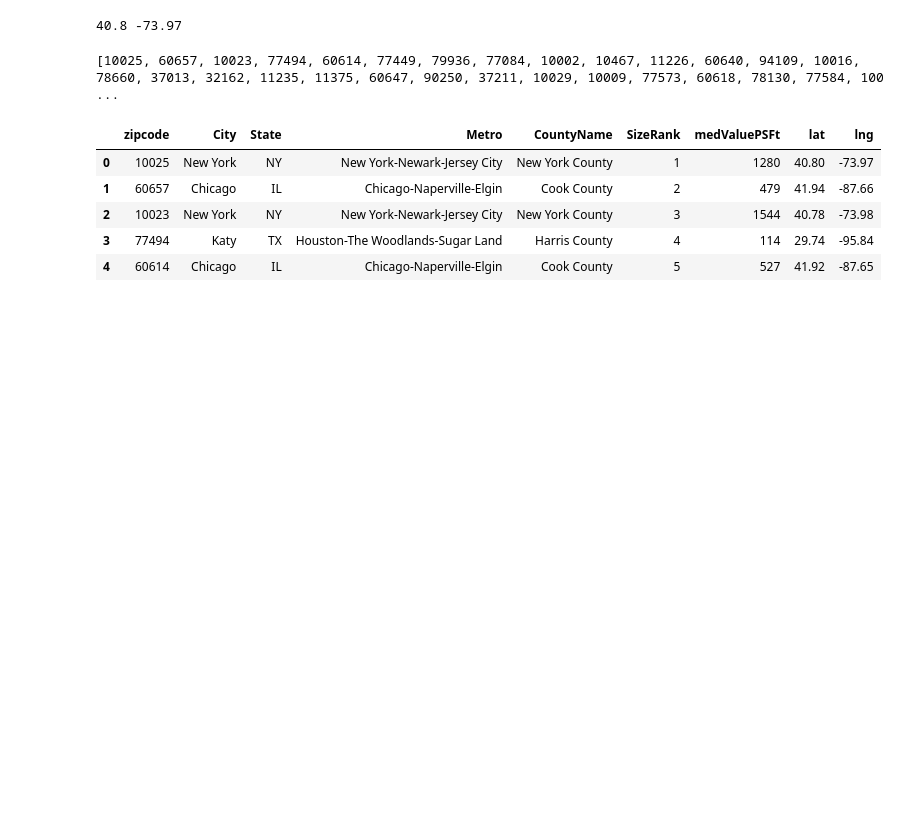
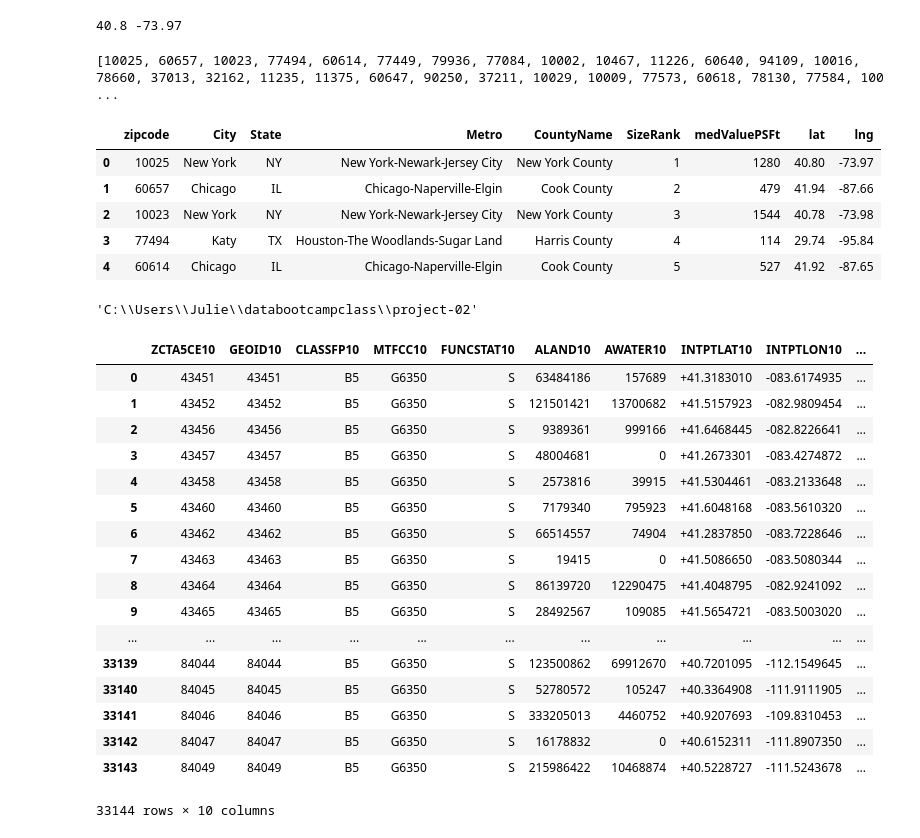
Before and after one commit to kimberlyjharrison/project-02, a Jupyter notebook: zillow.ipynb, the cells around one changed output. Saved outputs shown, nothing was run; the diff lists cells and outputs as text; code cells hidden in the pictures; blank space fills up the shorter version.

```diff
--- a/zillow.ipynb
+++ b/zillow.ipynb
@@ -130,3 +130,33 @@ df.to_json("Resources/zillow.json", orient ='records')
+# %%
+os.getcwd()
+# %% [output]
+'C:\\Users\\Julie\\databootcampclass\\project-02'
+# %%
+# call in shape file
+# os.path.join('/test/', 'myfile')
+shape_path = os.path.join("../P2_Flask_App_Test/Resources/ZipCode-shapes/", "tl_2018_us_zcta510.shp")
+geo_file = geopandas.read_file(shape_path)
+# C:\Users\Julie\databootcampclassP2 -Flask_App_Test\Resources\ZipCode-shapes\tl_2018_us_zcta510
+geo_file
+# %% [output]
+|  | ZCTA5CE10 | GEOID10 | CLASSFP10 | MTFCC10 | FUNCSTAT10 | ALAND10 | AWATER10 | INTPTLAT10 | INTPTLON10 | ... |
+| 0 | 43451 | 43451 | B5 | G6350 | S | 63484186 | 157689 | +41.3183010 | -083.6174935 | ... |
+| 1 | 43452 | 43452 | B5 | G6350 | S | 121501421 | 13700682 | +41.5157923 | -082.9809454 | ... |
+| 2 | 43456 | 43456 | B5 | G6350 | S | 9389361 | 999166 | +41.6468445 | -082.8226641 | ... |
+| 3 | 43457 | 43457 | B5 | G6350 | S | 48004681 | 0 | +41.2673301 | -083.4274872 | ... |
+| 4 | 43458 | 43458 | B5 | G6350 | S | 2573816 | 39915 | +41.5304461 | -083.2133648 | ... |
+| 5 | 43460 | 43460 | B5 | G6350 | S | 7179340 | 795923 | +41.6048168 | -083.5610320 | ... |
+| 6 | 43462 | 43462 | B5 | G6350 | S | 66514557 | 74904 | +41.2837850 | -083.7228646 | ... |
+| 7 | 43463 | 43463 | B5 | G6350 | S | 19415 | 0 | +41.5086650 | -083.5080344 | ... |
+| 8 | 43464 | 43464 | B5 | G6350 | S | 86139720 | 12290475 | +41.4048795 | -082.9241092 | ... |
+| 9 | 43465 | 43465 | B5 | G6350 | S | 28492567 | 109085 | +41.5654721 | -083.5003020 | ... |
+| ... | ... | ... | ... | ... | ... | ... | ... | ... | ... | ... |
+| 33139 | 84044 | 84044 | B5 | G6350 | S | 123500862 | 69912670 | +40.7201095 | -112.1549645 | ... |
+| 33140 | 84045 | 84045 | B5 | G6350 | S | 52780572 | 105247 | +40.3364908 | -111.9111905 | ... |
+| 33141 | 84046 | 84046 | B5 | G6350 | S | 333205013 | 4460752 | +40.9207693 | -109.8310453 | ... |
+| 33142 | 84047 | 84047 | B5 | G6350 | S | 16178832 | 0 | +40.6152311 | -111.8907350 | ... |
+| 33143 | 84049 | 84049 | B5 | G6350 | S | 215986422 | 10468874 | +40.5228727 | -111.5243678 | ... |
+33144 rows × 10 columns
 # %%
 # create base layers
 # %%
```
Also changed, not shown: parts of 3 cells of this notebook, 3 other files.
